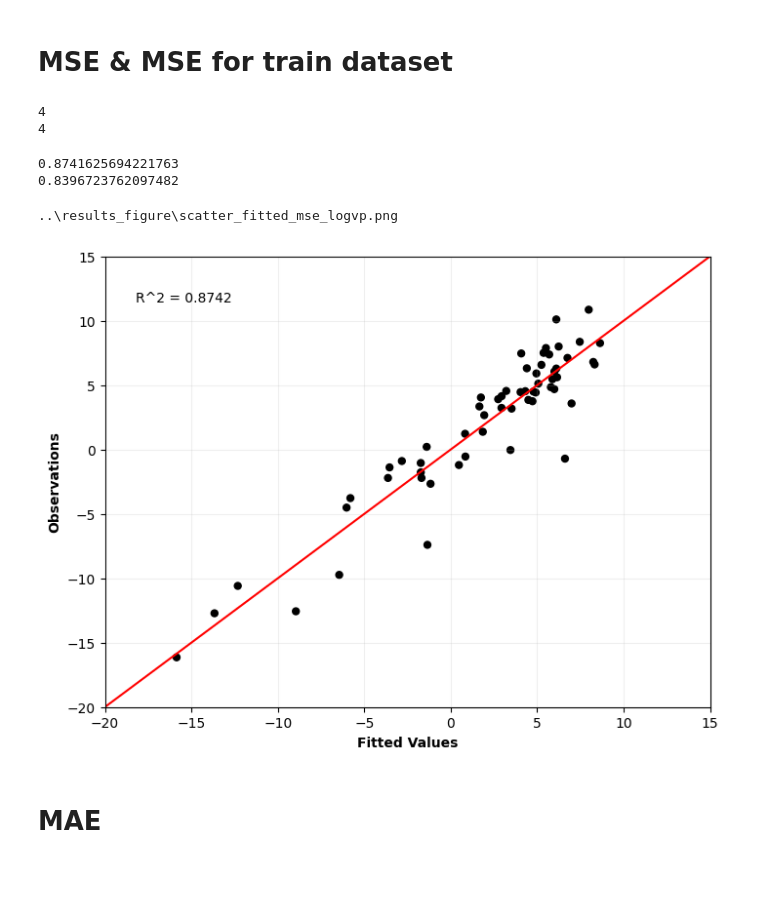
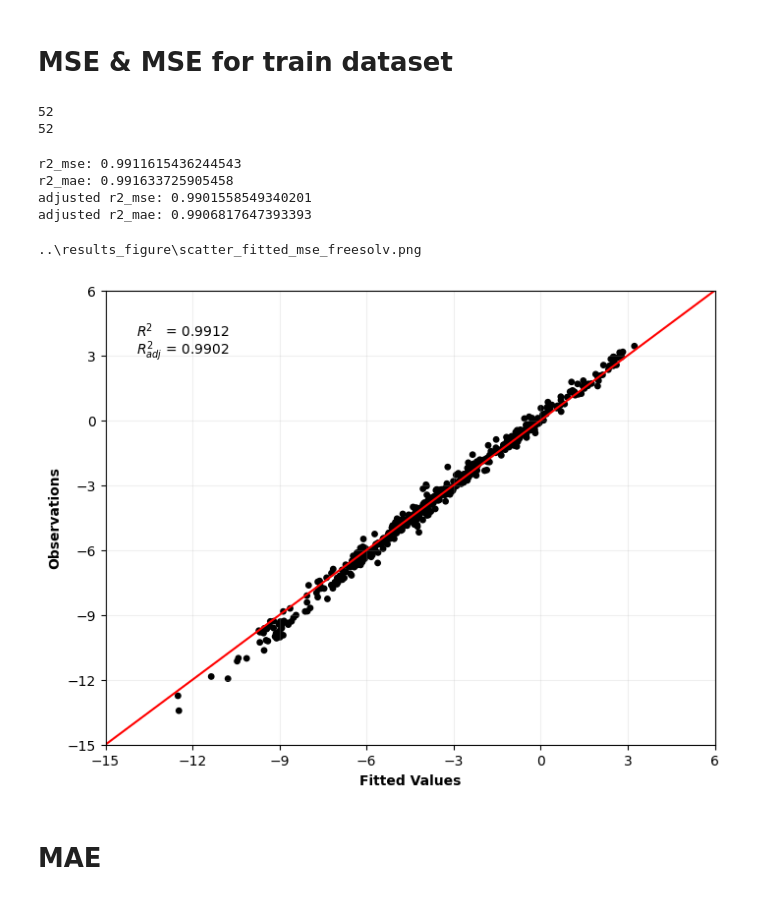
Before and after one commit to DSjayjang/Project, a Jupyter notebook: ChemGCNs/visualization/scatter_fitted.ipynb, the cells around one changed output. Cells and saved outputs as stored; diff of their text form; code cells hidden in the pictures; blank space fills up the shorter version.

```diff
--- a/ChemGCNs/visualization/scatter_fitted.ipynb
+++ b/ChemGCNs/visualization/scatter_fitted.ipynb
@@ -5,29 +5,29 @@ import pandas as pd
 import matplotlib.pyplot as plt
 from sklearn.metrics import r2_score
 # %%
-dataset = 'logvp' # freesolv / esol / lipo / logp / logvp
+dataset = 'freesolv' # freesolv / esol / lipo / logp / logvp
 save_dir = r'..\results_figure'
 # %% [markdown]
 # MSE & MSE for train dataset
 # %%
-# # MSE
-# df_train_MSE = pd.read_csv(r'..\results_datasets\result_train_' + dataset + '_mse'  + '.csv')
-# print(df_train_MSE.shape[1])
+# MSE
+df_train_MSE = pd.read_csv(r'..\results_datasets\result_train_' + dataset + '_mse'  + '.csv')
+print(df_train_MSE.shape[1])
 
-# # MAE
-# df_train_MAE = pd.read_csv(r'..\results_datasets\result_train_' + dataset + '_mae' + '.csv')
-# print(df_train_MAE.shape[1])
+# MAE
+df_train_MAE = pd.read_csv(r'..\results_datasets\result_train_' + dataset + '_mae' + '.csv')
+print(df_train_MAE.shape[1])
 # %% [output]
-4
-4
+52
+52
 # %%
-# MSE
-df_train_MSE = pd.read_csv(r'..\results_datasets\result_train_mse'  + '.csv')
-print(df_train_MSE.shape[1])
+# # MSE
+# df_train_MSE = pd.read_csv(r'..\results_datasets\result_train_mse'  + '.csv')
+# print(df_train_MSE.shape[1])
 
-# MAE
-df_train_MAE = pd.read_csv(r'..\results_datasets\result_train_mae' + '.csv')
-print(df_train_MAE.shape[1])
+# # MAE
+# df_train_MAE = pd.read_csv(r'..\results_datasets\result_train_mae' + '.csv')
+# print(df_train_MAE.shape[1])
 # %%
 # MSE 컬럼명 추가
 columns = ['target', 'fitted'] + [f'feature{i}' for i in range(1, df_train_MSE.shape[1]-1)]
@@ -41,11 +41,20 @@ df_train_MAE.columns = columns
 r2_mse = r2_score(df_train_MSE['target'], df_train_MSE['fitted'])
 r2_mae = r2_score(df_train_MAE['target'], df_train_MAE['fitted'])
 
-print(r2_mse)
-print(r2_mae)
+print('r2_mse:', r2_mse)
+print('r2_mae:', r2_mae)
+
+# adjusted R^2
+adjusted_r2_mse = ((len(df_train_MSE) - 1) * r2_mse - df_train_MSE.shape[1]) / (len(df_train_MSE) - df_train_MSE.shape[1] - 1)
+adjusted_r2_mae = ((len(df_train_MAE) - 1) * r2_mae - df_train_MAE.shape[1]) / (len(df_train_MAE) - df_train_MAE.shape[1] - 1)
+
+print('adjusted r2_mse:', adjusted_r2_mse)
+print('adjusted r2_mae:', adjusted_r2_mae)
 # %% [output]
-0.8741625694221763
-0.8396723762097482
+r2_mse: 0.9911615436244543
+r2_mae: 0.991633725905458
+adjusted r2_mse: 0.9901558549340201
+adjusted r2_mae: 0.9906817647393393
 # %%
 if dataset in ['freesolv', 'esol', 'lipo']:
     s = 15
@@ -86,36 +95,39 @@ elif dataset == 'logp':
     plt.ylim(-8, 10)
     plt.xticks(range(-8, 12, 2))
     plt.yticks(range(-8, 12, 2))
 elif dataset == 'logvp':
     plt.xlim(-20, 15)
     plt.ylim(-20, 15)
     plt.xticks(range(-20, 16, 5))
     plt.yticks(range(-20, 16, 5))
 # elif dataset == 'vd':
 #     plt.xlim(0, 8)
 #     plt.ylim(0, 8)
 #     plt.xticks(range(0, 9, 1))
 #     plt.yticks(range(0, 9, 1))
 
 plt.xlabel("Fitted Values", fontweight = 'bold')
 plt.ylabel("Observations", fontweight = 'bold')
 
-plt.text(0.05, 0.90, f'R^2 = {r2_mse:.4f}',
+plt.text(0.05, 0.90, rf'$R{{^2}}$   = {r2_mse:.4f}',
+         transform = plt.gca().transAxes,
+         fontsize = 10,)
+plt.text(0.05, 0.86, rf'$R_{{adj}}^2$ = {adjusted_r2_mse:.4f}',
          transform = plt.gca().transAxes,
          fontsize = 10,)
 
 plt.grid(alpha = 0.2)
 
 # 저장
 file_name = f'scatter_fitted_mse_{dataset}.png'
 file_path = os.path.join(save_dir, file_name)
 print(file_path)
 plt.savefig(file_path, dpi = 300, bbox_inches = 'tight')
 
 plt.show()
 # %% [output]
-..\results_figure\scatter_fitted_mse_logvp.png
+..\results_figure\scatter_fitted_mse_freesolv.png
-[figure, old version]
+[figure, new version]
 # %% [markdown]
 # MAE
 # %%
```
Also changed, not shown: parts of 1 cell of this notebook, 21 other files.
